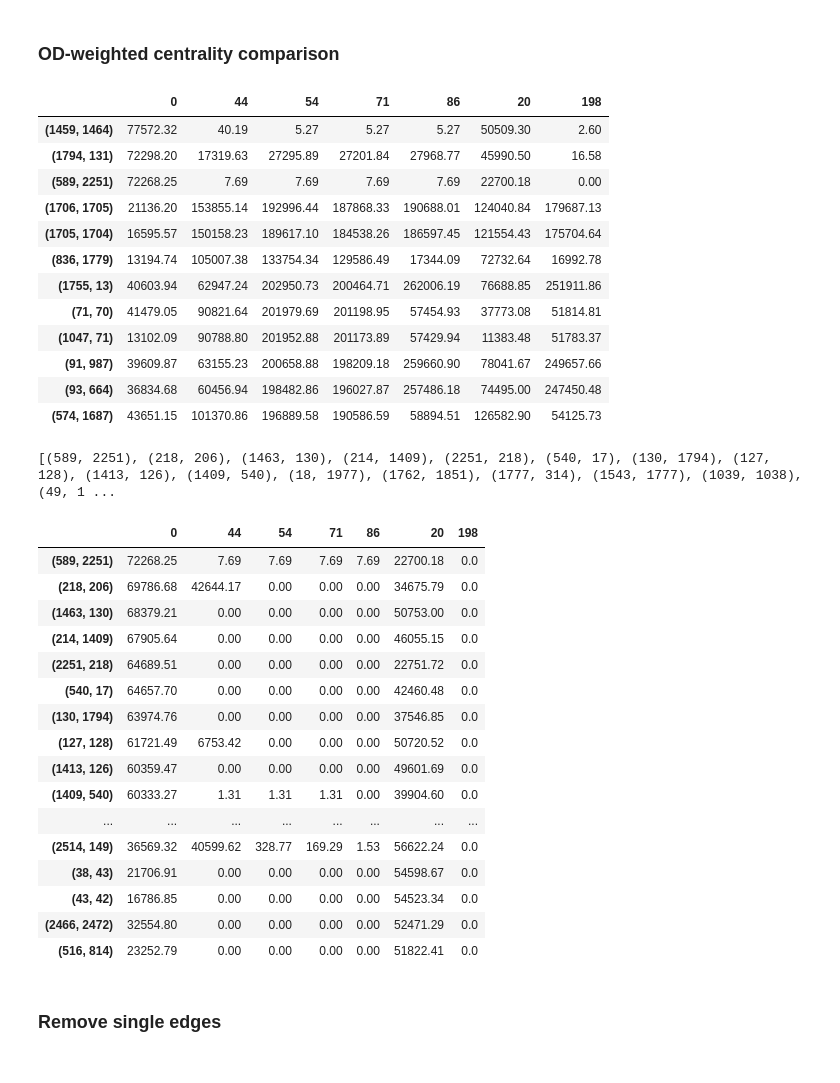
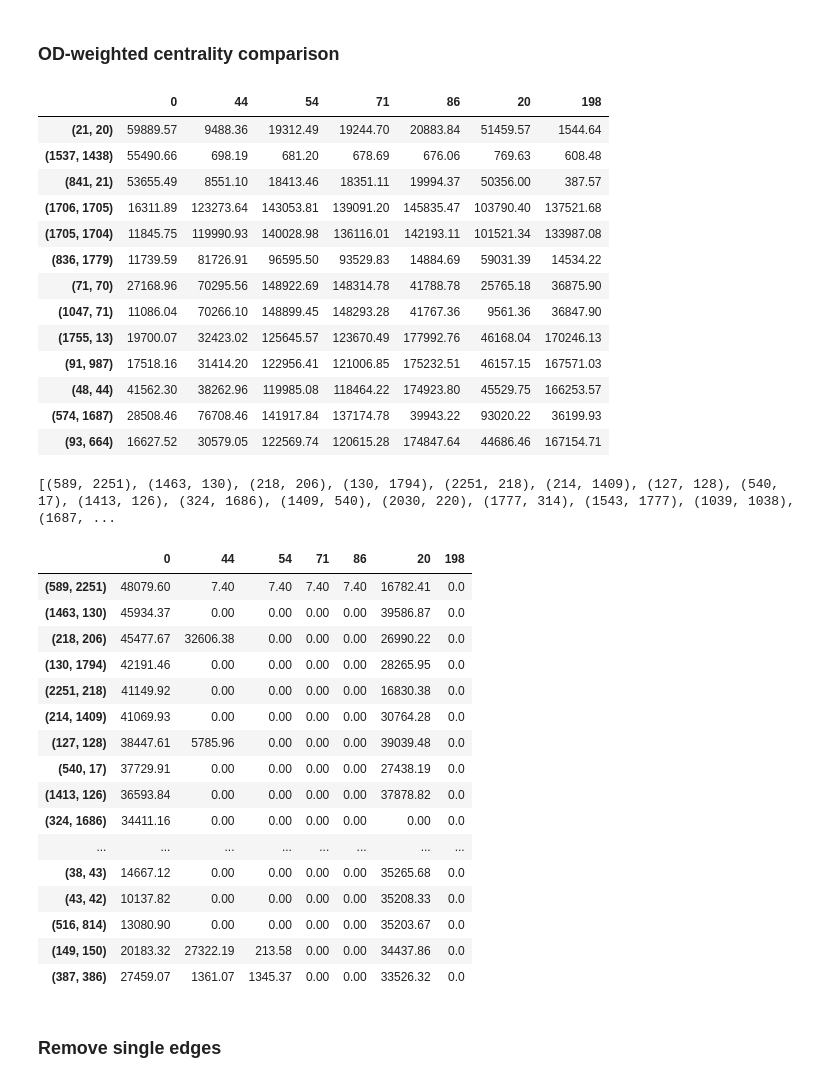
Before and after one commit to EwoutH/Helsinki-flood-BEP-project, a Jupyter notebook: road-graph/OSMnx_road_graph_analysis_BEP.ipynb, the cells around one changed output. Saved outputs shown, nothing was run; the diff lists cells and outputs as text; code cells hidden in the pictures.

```diff
--- a/road-graph/OSMnx_road_graph_analysis_BEP.ipynb
+++ b/road-graph/OSMnx_road_graph_analysis_BEP.ipynb
@@ -229,0 +213,8 @@ tte
+# %%
+# For the internal dataset, drop the "External" rows and convert index to integers
+tti = tti.drop(labels='External')
+tti = tti.drop(labels='External', level=1)
+i0 = tti.index.get_level_values(0).astype(int)
+i1 = tti.index.get_level_values(1).astype(int)
+tti.index = [i0,i1]
+tti
@@ -254,3 +260,7 @@ print(timeit.timeit(lambda: tte_dict[(1, 1)], number=10000))
+# %%
+# Global OD-data switch
+tt_od = tti
+tt_od_s = 'tti'
 # %% [markdown]
 ### Add rain depths to edges
 # %%
@@ -341,7 +351,7 @@ def prepare_graph(graph, drivable_depth=0.30, rain=[44, 54, 71, 86, 20, 198]):
 
   return gb_dict
 # %%
-def analyse_graph(graph, od_area=tte, od_time="All", print=True):
+def analyse_graph(graph, od_area=tt_od, od_time="All", prints=True):
   # Calcualte the paths lengths of all reachable pairs
   reachable_path_lengths = dict(nx.all_pairs_dijkstra_path_length(graph, cutoff=None, weight="free_flow_time"))
 
@@ -370,7 +380,7 @@ def analyse_graph(graph, od_area=tte, od_time="All", print=True):
   possible_weight = sum([i[1] for i in od_weights.values()])
   mean_travel_time = total_travel_time / possible_weight
 
-  if print:
+  if prints:
     print(f'{possible_weight:.1f} trips on {route_count} routes took {total_travel_time:.1f} seconds, {mean_travel_time:.3f} s on average')
     print(f'{number_nodes**2} possible node combinations, {route_count} available paths and {number_nodes**2-route_count} not available ({(route_count/number_nodes**2)*100:.3f}%)')
 
@@ -391,7 +401,7 @@ def analyse_graph(graph, od_area=tte, od_time="All", print=True):
   # Stats
   impossible_weight = sum(impossible_paths.values())
 
-  if print:
+  if prints:
     print(f'Weight of possible trips: {possible_weight:.2f}, weight of impossible trips: {impossible_weight:.2f}, percentage impossible: {impossible_weight/(possible_weight+impossible_weight)*100:.3f}%')
     print(f'Isolated nodes: {isolated_nodes}, percentage: {100*isolated_nodes/number_nodes:.2f}%\n')
 
@@ -576,18 +586,19 @@ def compare_od_centrality(n=6, rain=rain):
 compare_od_centrality(3).round(2)
 # %% [output]
 |  | 0 | 44 | 54 | 71 | 86 | 20 | 198 |
-| (1459, 1464) | 77572.32 | 40.19 | 5.27 | 5.27 | 5.27 | 50509.30 | 2.60 |
-| (1794, 131) | 72298.20 | 17319.63 | 27295.89 | 27201.84 | 27968.77 | 45990.50 | 16.58 |
-| (589, 2251) | 72268.25 | 7.69 | 7.69 | 7.69 | 7.69 | 22700.18 | 0.00 |
-| (1706, 1705) | 21136.20 | 153855.14 | 192996.44 | 187868.33 | 190688.01 | 124040.84 | 179687.13 |
-| (1705, 1704) | 16595.57 | 150158.23 | 189617.10 | 184538.26 | 186597.45 | 121554.43 | 175704.64 |
-| (836, 1779) | 13194.74 | 105007.38 | 133754.34 | 129586.49 | 17344.09 | 72732.64 | 16992.78 |
-| (1755, 13) | 40603.94 | 62947.24 | 202950.73 | 200464.71 | 262006.19 | 76688.85 | 251911.86 |
-| (71, 70) | 41479.05 | 90821.64 | 201979.69 | 201198.95 | 57454.93 | 37773.08 | 51814.81 |
-| (1047, 71) | 13102.09 | 90788.80 | 201952.88 | 201173.89 | 57429.94 | 11383.48 | 51783.37 |
-| (91, 987) | 39609.87 | 63155.23 | 200658.88 | 198209.18 | 259660.90 | 78041.67 | 249657.66 |
-| (93, 664) | 36834.68 | 60456.94 | 198482.86 | 196027.87 | 257486.18 | 74495.00 | 247450.48 |
-| (574, 1687) | 43651.15 | 101370.86 | 196889.58 | 190586.59 | 58894.51 | 126582.90 | 54125.73 |
+| (21, 20) | 59889.57 | 9488.36 | 19312.49 | 19244.70 | 20883.84 | 51459.57 | 1544.64 |
+| (1537, 1438) | 55490.66 | 698.19 | 681.20 | 678.69 | 676.06 | 769.63 | 608.48 |
+| (841, 21) | 53655.49 | 8551.10 | 18413.46 | 18351.11 | 19994.37 | 50356.00 | 387.57 |
+| (1706, 1705) | 16311.89 | 123273.64 | 143053.81 | 139091.20 | 145835.47 | 103790.40 | 137521.68 |
+| (1705, 1704) | 11845.75 | 119990.93 | 140028.98 | 136116.01 | 142193.11 | 101521.34 | 133987.08 |
+| (836, 1779) | 11739.59 | 81726.91 | 96595.50 | 93529.83 | 14884.69 | 59031.39 | 14534.22 |
+| (71, 70) | 27168.96 | 70295.56 | 148922.69 | 148314.78 | 41788.78 | 25765.18 | 36875.90 |
+| (1047, 71) | 11086.04 | 70266.10 | 148899.45 | 148293.28 | 41767.36 | 9561.36 | 36847.90 |
+| (1755, 13) | 19700.07 | 32423.02 | 125645.57 | 123670.49 | 177992.76 | 46168.04 | 170246.13 |
+| (91, 987) | 17518.16 | 31414.20 | 122956.41 | 121006.85 | 175232.51 | 46157.15 | 167571.03 |
+| (48, 44) | 41562.30 | 38262.96 | 119985.08 | 118464.22 | 174923.80 | 45529.75 | 166253.57 |
+| (574, 1687) | 28508.46 | 76708.46 | 141917.84 | 137174.78 | 39943.22 | 93020.22 | 36199.93 |
+| (93, 664) | 16627.52 | 30579.05 | 122569.74 | 120615.28 | 174847.64 | 44686.46 | 167154.71 |
 # %%
 # This function selects the n highest _differences_ in OD-centrality after edge removal
 def compare_od_centrality_removed(n=6, z=198, rain=rain):
@@ -619,28 +630,28 @@ def compare_od_centrality_removed(n=6, z=198, rain=rain):
 # %%
 n = 12
 central_flooded_edges = compare_od_centrality_removed(n, 198)
 print(list(central_flooded_edges.index))
-central_flooded_edges.to_csv(f'central_flooded_edges-{n}.csv')
+#central_flooded_edges.to_csv(f'central_flooded_edges-{n}-{tt_od_s}.csv')
 central_flooded_edges.round(2)
 # %% [output]
-[(589, 2251), (218, 206), (1463, 130), (214, 1409), (2251, 218), (540, 17), (130, 1794), (127, 128), (1413, 126), (1409, 540), (18, 1977), (1762, 1851), (1777, 314), (1543, 1777), (1039, 1038), (49, 1 ...
+[(589, 2251), (1463, 130), (218, 206), (130, 1794), (2251, 218), (214, 1409), (127, 128), (540, 17), (1413, 126), (324, 1686), (1409, 540), (2030, 220), (1777, 314), (1543, 1777), (1039, 1038), (1687, ...
 |  | 0 | 44 | 54 | 71 | 86 | 20 | 198 |
-| (589, 2251) | 72268.25 | 7.69 | 7.69 | 7.69 | 7.69 | 22700.18 | 0.0 |
-| (218, 206) | 69786.68 | 42644.17 | 0.00 | 0.00 | 0.00 | 34675.79 | 0.0 |
-| (1463, 130) | 68379.21 | 0.00 | 0.00 | 0.00 | 0.00 | 50753.00 | 0.0 |
-| (214, 1409) | 67905.64 | 0.00 | 0.00 | 0.00 | 0.00 | 46055.15 | 0.0 |
-| (2251, 218) | 64689.51 | 0.00 | 0.00 | 0.00 | 0.00 | 22751.72 | 0.0 |
-| (540, 17) | 64657.70 | 0.00 | 0.00 | 0.00 | 0.00 | 42460.48 | 0.0 |
-| (130, 1794) | 63974.76 | 0.00 | 0.00 | 0.00 | 0.00 | 37546.85 | 0.0 |
-| (127, 128) | 61721.49 | 6753.42 | 0.00 | 0.00 | 0.00 | 50720.52 | 0.0 |
-| (1413, 126) | 60359.47 | 0.00 | 0.00 | 0.00 | 0.00 | 49601.69 | 0.0 |
-| (1409, 540) | 60333.27 | 1.31 | 1.31 | 1.31 | 0.00 | 39904.60 | 0.0 |
+| (589, 2251) | 48079.60 | 7.40 | 7.40 | 7.40 | 7.40 | 16782.41 | 0.0 |
+| (1463, 130) | 45934.37 | 0.00 | 0.00 | 0.00 | 0.00 | 39586.87 | 0.0 |
+| (218, 206) | 45477.67 | 32606.38 | 0.00 | 0.00 | 0.00 | 26990.22 | 0.0 |
+| (130, 1794) | 42191.46 | 0.00 | 0.00 | 0.00 | 0.00 | 28265.95 | 0.0 |
+| (2251, 218) | 41149.92 | 0.00 | 0.00 | 0.00 | 0.00 | 16830.38 | 0.0 |
+| (214, 1409) | 41069.93 | 0.00 | 0.00 | 0.00 | 0.00 | 30764.28 | 0.0 |
+| (127, 128) | 38447.61 | 5785.96 | 0.00 | 0.00 | 0.00 | 39039.48 | 0.0 |
+| (540, 17) | 37729.91 | 0.00 | 0.00 | 0.00 | 0.00 | 27438.19 | 0.0 |
+| (1413, 126) | 36593.84 | 0.00 | 0.00 | 0.00 | 0.00 | 37878.82 | 0.0 |
+| (324, 1686) | 34411.16 | 0.00 | 0.00 | 0.00 | 0.00 | 0.00 | 0.0 |
 | ... | ... | ... | ... | ... | ... | ... | ... |
-| (2514, 149) | 36569.32 | 40599.62 | 328.77 | 169.29 | 1.53 | 56622.24 | 0.0 |
-| (38, 43) | 21706.91 | 0.00 | 0.00 | 0.00 | 0.00 | 54598.67 | 0.0 |
-| (43, 42) | 16786.85 | 0.00 | 0.00 | 0.00 | 0.00 | 54523.34 | 0.0 |
-| (2466, 2472) | 32554.80 | 0.00 | 0.00 | 0.00 | 0.00 | 52471.29 | 0.0 |
-| (516, 814) | 23252.79 | 0.00 | 0.00 | 0.00 | 0.00 | 51822.41 | 0.0 |
+| (38, 43) | 14667.12 | 0.00 | 0.00 | 0.00 | 0.00 | 35265.68 | 0.0 |
+| (43, 42) | 10137.82 | 0.00 | 0.00 | 0.00 | 0.00 | 35208.33 | 0.0 |
+| (516, 814) | 13080.90 | 0.00 | 0.00 | 0.00 | 0.00 | 35203.67 | 0.0 |
+| (149, 150) | 20183.32 | 27322.19 | 213.58 | 0.00 | 0.00 | 34437.86 | 0.0 |
+| (387, 386) | 27459.07 | 1361.07 | 1345.37 | 0.00 | 0.00 | 33526.32 | 0.0 |
 # %% [markdown]
 ### Remove single edges
 # %%
```
Also changed, not shown: parts of 19 cells of this notebook.
